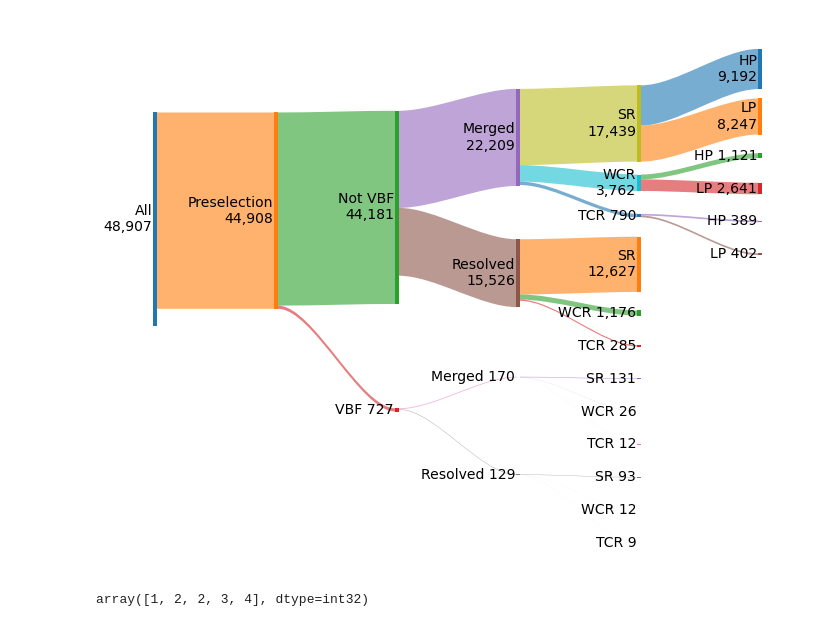
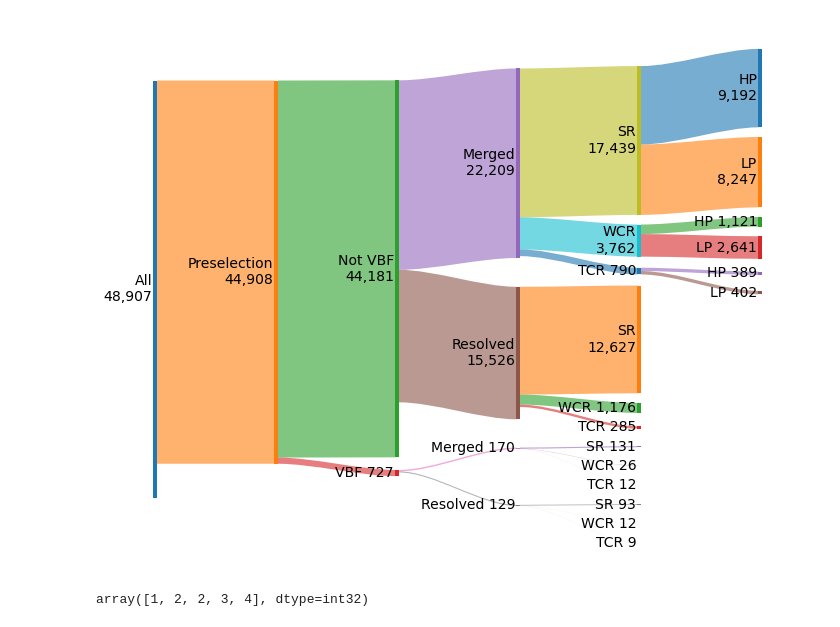
Before and after one commit to riley-x/SankeyFlow, a Jupyter notebook: example/example.ipynb, the cells around one changed output. Drawn from its saved outputs; the diff is of its cells as text; code cells hidden in the pictures.

Commit message:
Fix ideal pos on smalls, error checks

```diff
--- a/example/example.ipynb
+++ b/example/example.ipynb
@@ -388,6 +388,10 @@ class Sankey:
             arr = [] # nodes in this level
             ys = self._get_node_ys(nodes_level, value_scale)
             for node,(y,height) in zip(nodes_level, ys):
+                # Error check
+                if node[1] < 0:
+                    print('Warning: Node has value < 0: {}'.format(node))
+
                 # Node configuration
                 args = dict(color=self.cmap(i_color % self.cmap.N))
                 args.update(self.node_opts) # global options
@@ -407,11 +411,11 @@ class Sankey:
 
             # Error check
             if not src:
-                raise KeyError("Bad flow - couldn't find node: {}".format(flow[0]))
+                raise KeyError("Bad flow - couldn't find souce node: {}".format(flow))
             if not des:
-                raise KeyError("Bad flow - couldn't find node: {}".format(flow[1]))
-            if flow[2] > src.value or flow[2] > des.value or flow[2] <= 0:
-                raise ValueError("Bad flow - bad weight: {}".format(flow[2]))
+                raise KeyError("Bad flow - couldn't find destination node: {}".format(flow))
+            if flow[2] > src.value or flow[2] > des.value or flow[2] < 0:
+                print("Warning: Bad flow - bad weight: {}".format(flow))
             if des_level <= src_level:
                 raise ValueError("Bad flow - flow is backwards: {}".format(flow))
 
@@ -470,8 +474,15 @@ class Sankey:
                 has_stress[i] = False
 
         # Get the maximum height each node can have
-        heights = np.maximum([node.height for node in nodes_level], self.node_height_pad_min)
-        y_max = 1 - (np.cumsum(heights) + np.arange(len(heights)) * self.node_pad_y_min)
+        y_max = np.zeros(len(nodes_level))
+        y = 1
+        for i,node in enumerate(nodes_level):
+            if node.height < self.node_height_pad_min:
+                y_max[i] = y - (self.node_height_pad_min + node.height) / 2
+                y -= self.node_height_pad_min + self.node_pad_y_min
+            else:
+                y_max[i] = y - node.height
+                y -= node.height + self.node_pad_y_min
         y_flex = y_max[-1] # amount of extra y space available
 
         # Start the nodes from their maximum (top) position, then calculate the amount of "stress" each node
@@ -488,10 +499,7 @@ class Sankey:
 
         # Set the new positions
         for node,pos in zip(nodes_level, y_new):
-            if node.height >= self.node_height_pad_min:
-                node.y = pos
-            else:
-                node.y = pos + (self.node_height_pad_min - node.height) / 2
+            node.y = pos
 
     def _layout_tree(self, max_level):
         '''
@@ -525,14 +533,14 @@ class Sankey:
         ax.axis('off')
 # %%
 plt.figure(figsize=(12, 10))
-s = Sankey(flows=flows, nodes=nodes, flow_color_mode='lesser', align_y='tree', node_pad_y_min=0.02, node_height_pad_min=0.05)
+s = Sankey(flows=flows, nodes=nodes, flow_color_mode='lesser', align_y='tree', node_pad_y_min=0.02, node_height_pad_min=0.02)
 s.draw()
 
 #plt.gca().axis('on')
 plt.gcf().set_facecolor('white')
 plt.show()
 # %% [output]
-[figure, old version]
+[figure, new version]
 # %%
 # test
 nodes = [
```
Also changed, not shown: 1 other file.
